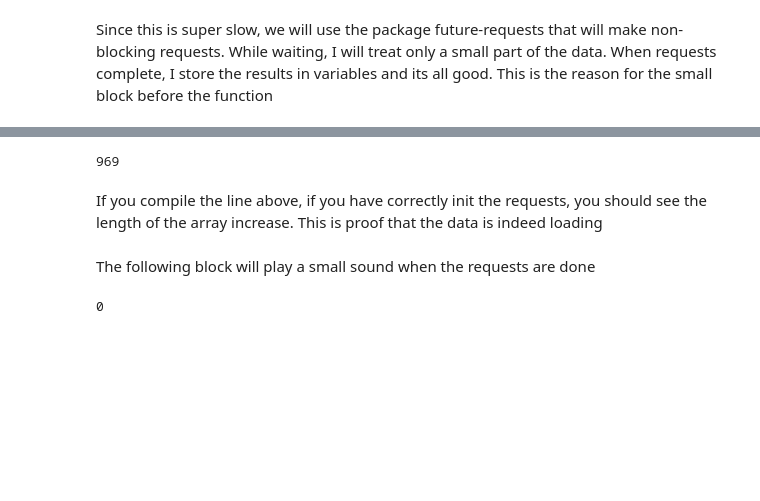
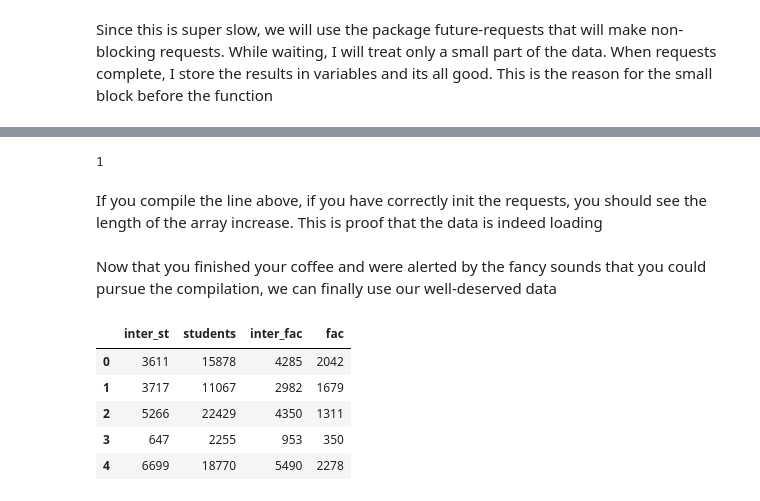
Before and after one commit to IsaacLeimgruber/ADA_labs_repo, a Jupyter notebook: 02 - Data from the Web/hw02_isaac.ipynb, the cells around one changed output, grey strips where cells are left out. Drawn from its saved outputs; the diff is of its cells as text; code cells hidden in the pictures; blank space fills up the shorter version.

```diff
--- a/02 - Data from the Web/hw02_isaac.ipynb
+++ b/02 - Data from the Web/hw02_isaac.ipynb
@@ -257,19 +260,19 @@ for url in univ_urls:
 # %%
-len(international_st)
+len(fac)
 # %% [output]
-969
+1
 # %% [markdown]
 If you compile the line above, if you have correctly init the requests, you should see the length of the array increase. This is proof that the data is indeed loading
-# %% [markdown]
-The following block will play a small sound when the requests are done
-# %%
-import vlc
-folder_path = 'fancy_sounds/'
-music_path = 'zelda_small_item.wav'
-p = vlc.MediaPlayer(folder_path + music_path)
-done = False
-while not done:
-    done = (len(international_st)==969)
-p.play()
-# %% [output]
-0
+# %% [markdown]
+Now that you finished your coffee and were alerted by the fancy sounds that you could pursue the compilation, we can finally use our well-deserved data
+# %%
+missing_df = pd.DataFrame(data= [international_st, students, international_fac, fac],
+                         index = ['inter_st', 'students', 'inter_fac', 'fac']).transpose()
+missing_df.head()
+# %% [output]
+|  | inter_st | students | inter_fac | fac |
+| 0 | 3611 | 15878 | 4285 | 2042 |
+| 1 | 3717 | 11067 | 2982 | 1679 |
+| 2 | 5266 | 22429 | 4350 | 1311 |
+| 3 | 647 | 2255 | 953 | 350 |
+| 4 | 6699 | 18770 | 5490 | 2278 |
```
Also changed, not shown: parts of 26 cells of this notebook.
